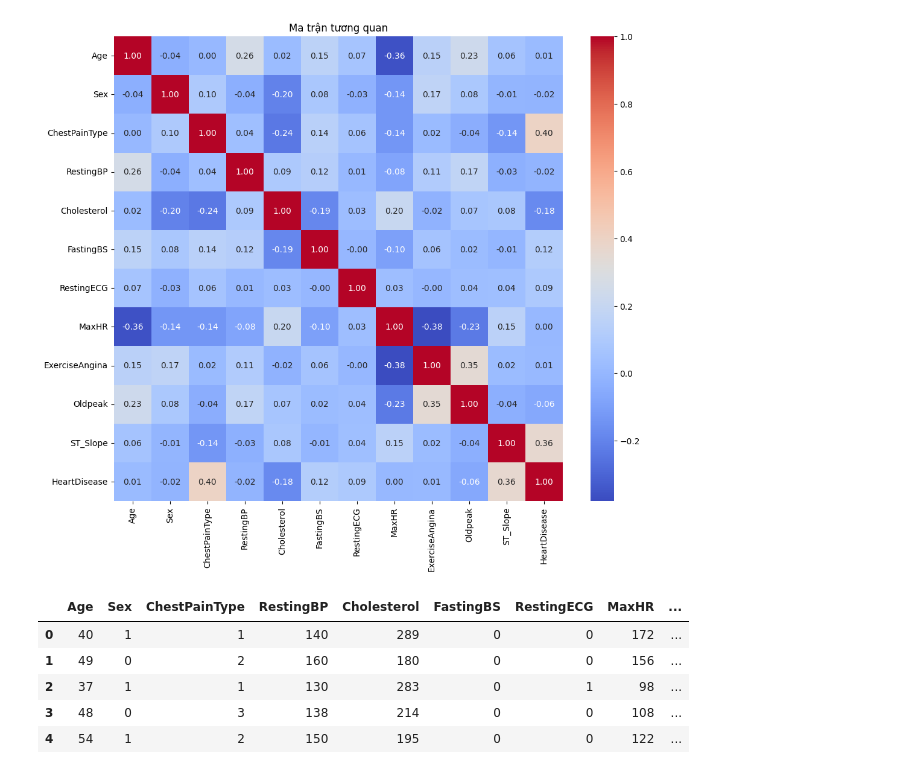
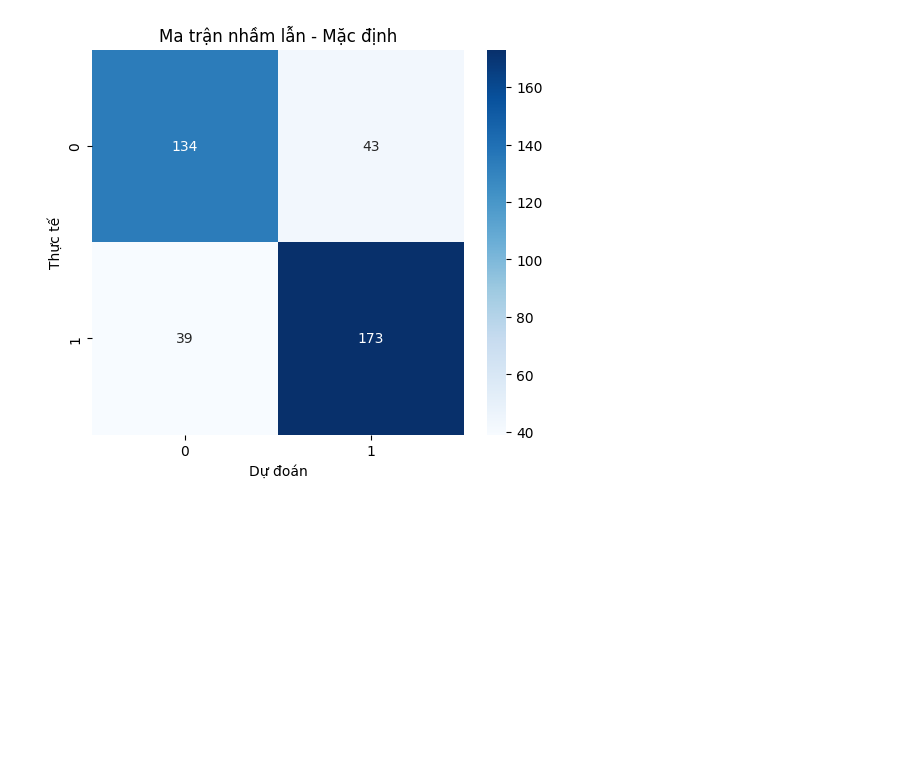
Before and after one commit to MaiKhoa0101/MLProject, a Jupyter notebook: main.ipynb, the cells around one changed output. Drawn from its saved outputs; the diff is of its cells as text; code cells hidden in the pictures; blank space fills up the shorter version.

```diff
--- a/main.ipynb
+++ b/main.ipynb
@@ -23,78 +42,32 @@ mapping_config = {
 # %%
-
-# 3. Tiền xử lý data1 (heart.csv) để biến chữ thành số
-df1_clean = data1.copy()
-
-for col, mapping in mapping_config.items():
-    # Map dữ liệu theo từ điển, nếu có giá trị lạ không khớp thì sẽ ra NaN
-    df1_clean[col] = df1_clean[col].map(mapping)
-
-# Kiểm tra xem có dòng nào bị lỗi (NaN) do map không khớp không
-if df1_clean.isnull().sum().sum() > 0:
-    print("Cảnh báo: Có giá trị không khớp mapping trong data1. Đã điền 0 hoặc giá trị mặc định.")
-    df1_clean = df1_clean.fillna(0) # Xử lý NaN nếu có
-
-# 4. Gộp hai bộ dữ liệu lại thành một (Concatenate)
-# Vì data2 đã là số chuẩn rồi, ta gộp trực tiếp
-df_final = pd.concat([df1_clean, data2], ignore_index=True)
-# Xem tương quan giữa các biến
-plt.figure(figsize=(12, 10))
-sns.heatmap(df_final.corr(), annot=True, cmap='coolwarm', fmt=".2f")
-plt.title("Ma trận tương quan")
-plt.show()
-display(df_final.head())
-
-print(f"Kích thước dữ liệu sau khi gộp: {df_final.shape}")
-
-# 5. Chuẩn bị dữ liệu cho Clustering
+# --- BƯỚC 4: CHUẨN BỊ DỮ LIỆU HUẤN LUYỆN ---
 X = df_final.drop('HeartDisease', axis=1)
 y = df_final['HeartDisease']
 
-# 3. Chia tập Train/Test (Quan trọng: Máy học 80%, Thi 20%)
+# Chia tập dữ liệu 80% Train - 20% Test
 X_train, X_test, y_train, y_test = train_test_split(X, y, test_size=0.2, random_state=42)
 
-# 4. Scale dữ liệu (Fit trên Train, Transform trên Test)
+# Chuẩn hóa dữ liệu (Standard Scaling)
 scaler = StandardScaler()
 X_train_scaled = scaler.fit_transform(X_train)
 X_test_scaled = scaler.transform(X_test)
 
-# 5. Huấn luyện mô hình LOGISTIC REGRESSION
+# --- BƯỚC 5: HUẤN LUYỆN LOGISTIC REGRESSION ---
 model = LogisticRegression()
-model.fit(X_train_scaled, y_train) # Máy bắt đầu học w và b
+model.fit(X_train_scaled, y_train)
 
-# 6. Dự đoán và Đánh giá
+# --- BƯỚC 6: ĐÁNH GIÁ MẶC ĐỊNH (Ngưỡng 0.5) ---
 y_pred = model.predict(X_test_scaled)
-accuracy = accuracy_score(y_test, y_pred)
 
-print(f"Độ chính xác của mô hình: {accuracy * 100:.2f}%")
-print("\nBáo cáo chi tiết:")
+print("=== KẾT QUẢ MÔ HÌNH CƠ SỞ (Ngưỡng 0.5) ===")
+print(f"Độ chính xác (Accuracy): {accuracy_score(y_test, y_pred) * 100:.2f}%")
 print(classification_report(y_test, y_pred))
 
-# 7. Vẽ Confusion Matrix (Thay vì vẽ Scatter plot lồng nhau)
-cm = confusion_matrix(y_test, y_pred)
+# Vẽ Confusion Matrix
 plt.figure(figsize=(6, 5))
-sns.heatmap(cm, annot=True, fmt='d', cmap='Blues')
-plt.title('Ma trận nhầm lẫn (Confusion Matrix)')
-plt.ylabel('Thực tế (Ground Truth)')
-plt.xlabel('Máy dự đoán (Prediction)')
+sns.heatmap(confusion_matrix(y_test, y_pred), annot=True, fmt='d', cmap='Blues')
+plt.title('Ma trận nhầm lẫn - Mặc định')
+plt.ylabel('Thực tế')
+plt.xlabel('Dự đoán')
 plt.show()
-
-# Thay vì dùng: y_pred = model.predict(X_test_scaled) (Mặc định ngưỡng 0.5)
-
-# 1. Lấy xác suất cụ thể (ví dụ: 0.72, 0.25...)
-y_prob = model.predict_proba(X_test_scaled)[:, 1]
-
-# 2. Tự đặt ngưỡng mới (ví dụ: 0.35)
-new_threshold = 0.3
-y_pred_new = (y_prob >= new_threshold).astype(int)
-
-# 3. Đánh giá lại
-print(f"--- KẾT QUẢ VỚI NGƯỠNG {new_threshold} ---")
-print(classification_report(y_test, y_pred_new))
-
-# Xem lại Ma trận nhầm lẫn
-cm_new = confusion_matrix(y_test, y_pred_new)
-sns.heatmap(cm_new, annot=True, fmt='d', cmap='Reds')
-plt.title(f'Confusion Matrix (Threshold {new_threshold})')
-plt.show()
 # %% [output]
@@ -101,7 +84 @@ plt.show()
-[figure, old version]
+[figure, new version]
-|  | Age | Sex | ChestPainType | RestingBP | Cholesterol | FastingBS | RestingECG | MaxHR | ... |
-| 0 | 40 | 1 | 1 | 140 | 289 | 0 | 0 | 172 | ... |
-| 1 | 49 | 0 | 2 | 160 | 180 | 0 | 0 | 156 | ... |
-| 2 | 37 | 1 | 1 | 130 | 283 | 0 | 1 | 98 | ... |
-| 3 | 48 | 0 | 3 | 138 | 214 | 0 | 0 | 108 | ... |
-| 4 | 54 | 1 | 2 | 150 | 195 | 0 | 0 | 122 | ... |
```
Also changed, not shown: parts of 6 cells of this notebook.
